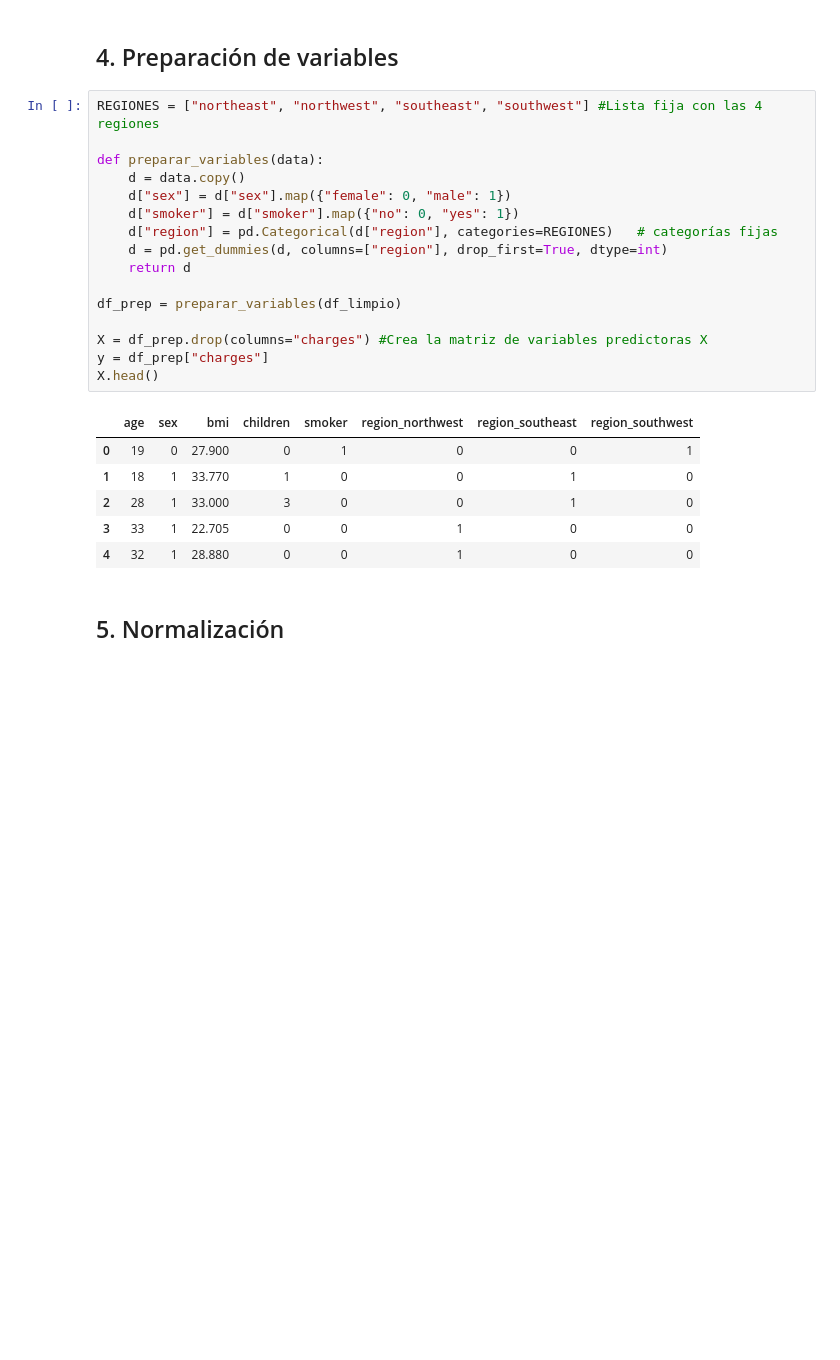
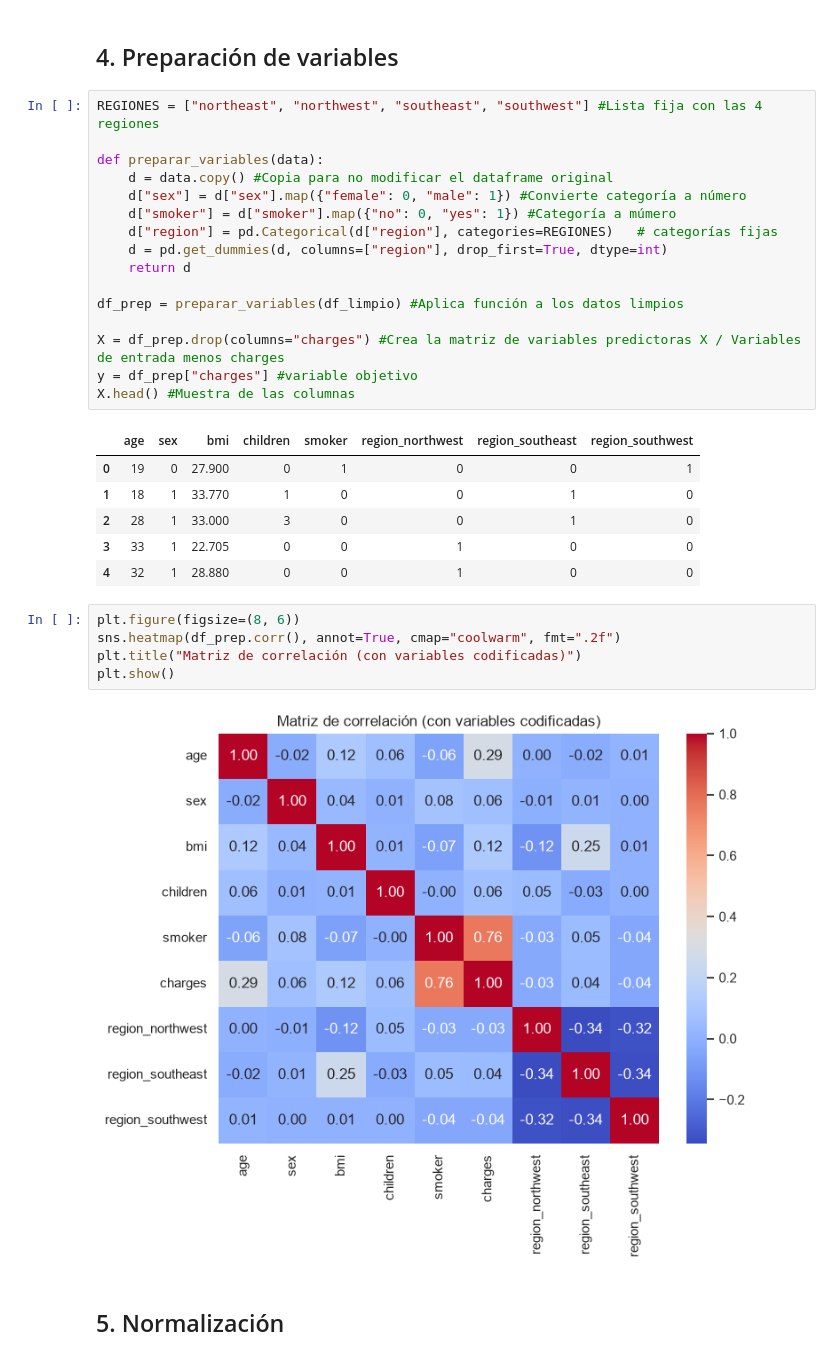
Before and after one commit to Alelop-Itu/machine12026nocturno2, a Jupyter notebook: Parcial I.ipynb, the cells around one changed output. Saved outputs shown, nothing was run; the diff lists cells and outputs as text; blank space fills up the shorter version.

```diff
--- a/Parcial I.ipynb
+++ b/Parcial I.ipynb
@@ -173,18 +173,18 @@ Antes: 1337 filas  |  Después: 1270 filas
 REGIONES = ["northeast", "northwest", "southeast", "southwest"] #Lista fija con las 4 regiones
 
 def preparar_variables(data):
-    d = data.copy()
-    d["sex"] = d["sex"].map({"female": 0, "male": 1})
-    d["smoker"] = d["smoker"].map({"no": 0, "yes": 1})
+    d = data.copy() #Copia para no modificar el dataframe original
+    d["sex"] = d["sex"].map({"female": 0, "male": 1}) #Convierte categoría a número
+    d["smoker"] = d["smoker"].map({"no": 0, "yes": 1}) #Categoría a múmero
     d["region"] = pd.Categorical(d["region"], categories=REGIONES)   # categorías fijas
     d = pd.get_dummies(d, columns=["region"], drop_first=True, dtype=int)
     return d
 
-df_prep = preparar_variables(df_limpio)
+df_prep = preparar_variables(df_limpio) #Aplica función a los datos limpios
 
-X = df_prep.drop(columns="charges") #Crea la matriz de variables predictoras X
-y = df_prep["charges"]
-X.head()
+X = df_prep.drop(columns="charges") #Crea la matriz de variables predictoras X / Variables de entrada menos charges
+y = df_prep["charges"] #variable objetivo
+X.head() #Muestra de las columnas
 # %% [output]
 |  | age | sex | bmi | children | smoker | region_northwest | region_southeast | region_southwest |
 | 0 | 19 | 0 | 27.900 | 0 | 1 | 0 | 0 | 1 |
@@ -192,6 +192,13 @@ X.head()
 | 2 | 28 | 1 | 33.000 | 3 | 0 | 0 | 1 | 0 |
 | 3 | 33 | 1 | 22.705 | 0 | 0 | 1 | 0 | 0 |
 | 4 | 32 | 1 | 28.880 | 0 | 0 | 1 | 0 | 0 |
+# %%
+plt.figure(figsize=(8, 6))
+sns.heatmap(df_prep.corr(), annot=True, cmap="coolwarm", fmt=".2f")
+plt.title("Matriz de correlación (con variables codificadas)")
+plt.show()
+# %% [output]
+[figure, added]
 # %% [markdown]
 ## 5. Normalización
 # %%
```
Also changed, not shown: parts of 20 cells of this notebook, 4 other files.
